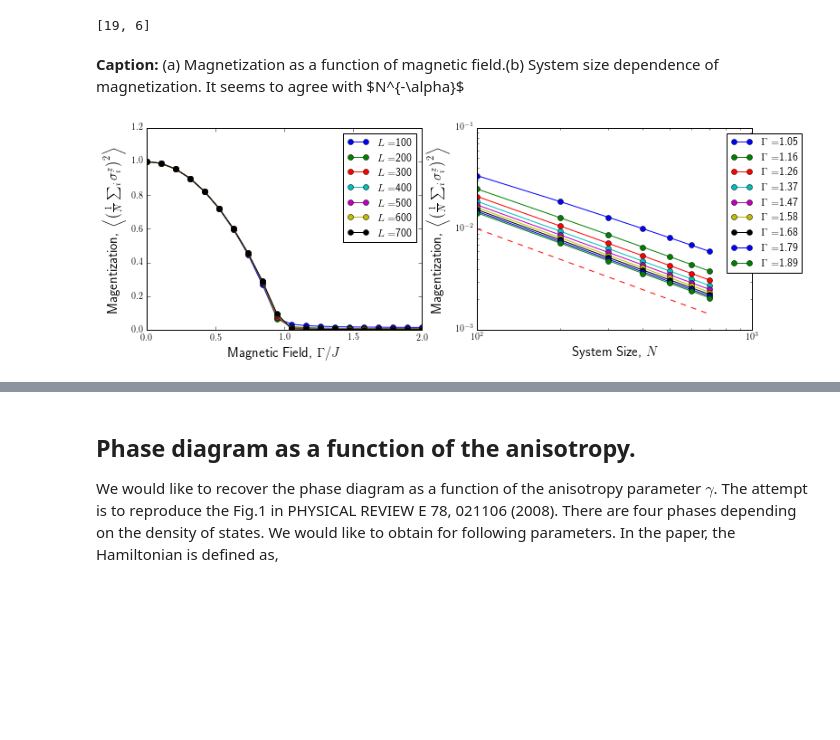
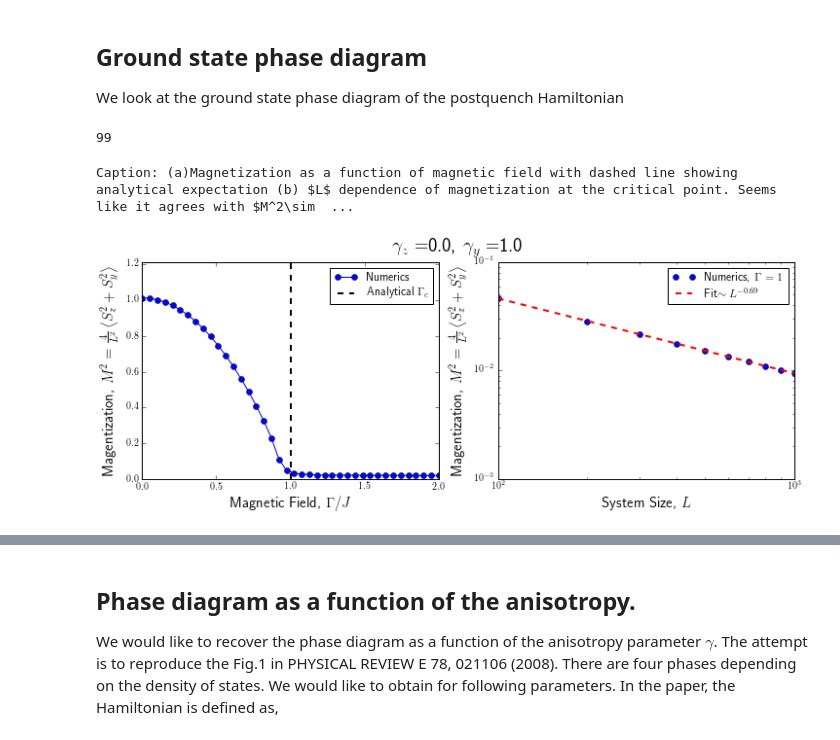
Before and after one commit to paraj003/LMG_quench, a Jupyter notebook: LMG_sim.ipynb, the cells around one changed output, grey strips where cells are left out. Saved outputs shown, nothing was run; the diff lists cells and outputs as text; code cells hidden in the pictures; blank space fills up the shorter version.

Commit message:
made changes to LMG_Sim to include plotting of different observables

```diff
--- a/LMG_sim.ipynb
+++ b/LMG_sim.ipynb
@@ -31,45 +31,60 @@ import h5py
 from matplotlib import rc
 rc('font',**{'family':'sans-serif','sans-serif':['Roman']})
 rc('text', usetex=True)
+# %% [markdown]
+## Ground state phase diagram
+We look at the ground state phase diagram of the postquench Hamiltonian
 # %%
 #calculate magnetization as a function of magnetic field
-Γarr=np.linspace(0.,2,20)
-Larr=np.arange(100,800,100)#choose even
-magsqlist=np.ones([np.size(Γarr),np.size(Larr)])
+#tests magnetizationz2
+Γarr=np.linspace(0.,2,40)
+Larr=np.concatenate([np.arange(100,1000,100),np.arange(1000,2000,1000)])#choose even
+magsqlist=np.ones([np.size(Γarr),1])
+criticalmagsqlist=np.ones([np.size(Larr),1])
+
+for p in range(np.size(Γarr)):
+    L=100
+    print(p, end='\r', flush=True)
+    paramvals=LMG.Ham_params(N=L,S=L/2,J=1,γz=1,γy=0.5,Γ=Γarr[p])
+    Ham=LMG.LMG_generateHam(paramvals)
+    GSenergy,vec=spla.eigs(Ham,k=1,which="SR")
+    GState=vec[:,0]
+    magsqlist[p]=LMG.magnetizationϕ2(GState,paramvals,1,0)+LMG.magnetizationϕ2(GState,paramvals,0,1)
 for q in range(np.size(Larr)):
     L=Larr[q]
-    for p in range(np.size(Γarr)):
-        print([p,q], end='\r', flush=True)
-        paramvals=LMG.Ham_params(N=L,S=L/2,J=1,γ=0.0,Γ=Γarr[p])
-        Ham=LMG.LMG_generateHam(paramvals)
-        GSenergy,vec=spla.eigs(Ham,k=1,which="SR")
-        GState=vec[:,0]
-        #Energies, Eigenvecs = LA.eig(Ham)
-        #GSenergy=Energies[0]
-        #GState=Eigenvecs[:,0]
-        magsqlist[p,q]=LMG.magnetization2(GState,paramvals.N)
+    print(q, end='\r', flush=True)
+    paramvals=LMG.Ham_params(N=L,S=L/2,J=1,γz=0,γy=1,Γ=1)
+    Ham=LMG.LMG_generateHam(paramvals)
+    GSenergy,vec=spla.eigs(Ham,k=1,which="SR")
+    GState=vec[:,0]
+    criticalmagsqlist[q]=LMG.magnetizationϕ2(GState,paramvals,1,0)+LMG.magnetizationϕ2(GState,paramvals,0,1)
+criticalΓ=paramvals.J*max(paramvals.γz,paramvals.γy)
 # %% [output]
-[19, 6]
+99
+# %%
+#fitting to system size dependence
+#linear fit to data
+logy=np.log10(criticalmagsqlist)
+logx=np.log10(Larr)
+m1,b1 = np.polyfit(logx,logy, 1)
 # %%
 #plotting
-α=1
-plt.figure(figsize=[12,4])
+plt.figure(figsize=(12,4))
+plt.suptitle("$\\gamma_z=$"+str(paramvals.γz)+", $\\gamma_y=$"+str(paramvals.γy),fontsize=20)
 plt.subplot(1,2,1)
-plt.plot(Γarr, magsqlist,'-o')
-plt.ylim([0,1.2])
+plt.plot(Γarr, magsqlist,'-o',label='Numerics')
+plt.axvline(criticalΓ,linestyle='dashed',color= 'black',label='Analytical $\\Gamma_c$',linewidth=2)
+plt.ylim([0,np.max(magsqlist)+0.2])
 plt.xlabel("Magnetic Field, $\\Gamma/J$",fontsize=15)
-plt.ylabel("Magentization, $\\left\\langle\\left(\\frac{1}{N}\\sum_i \\sigma^z_i\\right)^2\\right\\rangle$",fontsize=15)
-leg = np.array(['$L=$%d' % p for p in Larr])
-plt.legend(leg)
-ax=plt.subplot(1,2,2)
-plt.loglog(Larr,np.transpose(magsqlist[10:-1,:]),'-o')
-plt.loglog(Larr,(Larr.astype(float))**(-α)*(float(Larr[0])**(α)*10**(-2)),'--')
-#plt.ylim([0,1.2])
-plt.xlabel("System Size, $N$",fontsize=15)
-plt.ylabel("Magentization, $\\left\\langle\\left(\\frac{1}{N}\\sum_i \\sigma^z_i\\right)^2\\right\\rangle$",fontsize=15)
-leg = np.array(['$\Gamma=$%0.2f' % p for p in Γarr[10:-1]])
-plt.legend(leg,bbox_to_anchor=(1.2,1))
-figcaption("(a) Magnetization as a function of magnetic field.(b) System size dependence of magnetization. It seems to agree with $N^{-\\alpha}$")
+plt.ylabel("Magentization, $M^2=\\frac{4}{L^2}\\left\\langle S_z^2+S_y^2\\right\\rangle$",fontsize=15)
+plt.legend()
+plt.subplot(1,2,2)
+plt.loglog(Larr,criticalmagsqlist,'o',label='Numerics, $\Gamma=1$' % Γarr[p])
+plt.loglog(Larr,(10**b1)*(Larr)**m1,'--',linewidth=2,color='red',label='Fit$\\sim L^{%0.2f}$' % m1)
+plt.xlabel("System Size, $L$",fontsize=15)
+plt.ylabel("Magentization, $M^2=\\frac{4}{L^2}\\left\\langle S_z^2+S_y^2\\right\\rangle$",fontsize=15)
+plt.legend()
+figcaption("(a)Magnetization as a function of magnetic field with dashed line showing analytical expectation (b) $L$ dependence of magnetization at the critical point. Seems like it agrees with $M^2\sim N^{-2/3}$")
 # %% [output]
-Caption: (a) Magnetization as a function of magnetic field.(b) System size dependence of magnetization. It seems to agree with $N^{-\alpha}$
+Caption: (a)Magnetization as a function of magnetic field with dashed line showing analytical expectation (b) $L$ dependence of magnetization at the critical point. Seems like it agrees with $M^2\sim  ...
-[figure, old version]
+[figure, new version]
```
Also changed, not shown: parts of 24 cells of this notebook.
